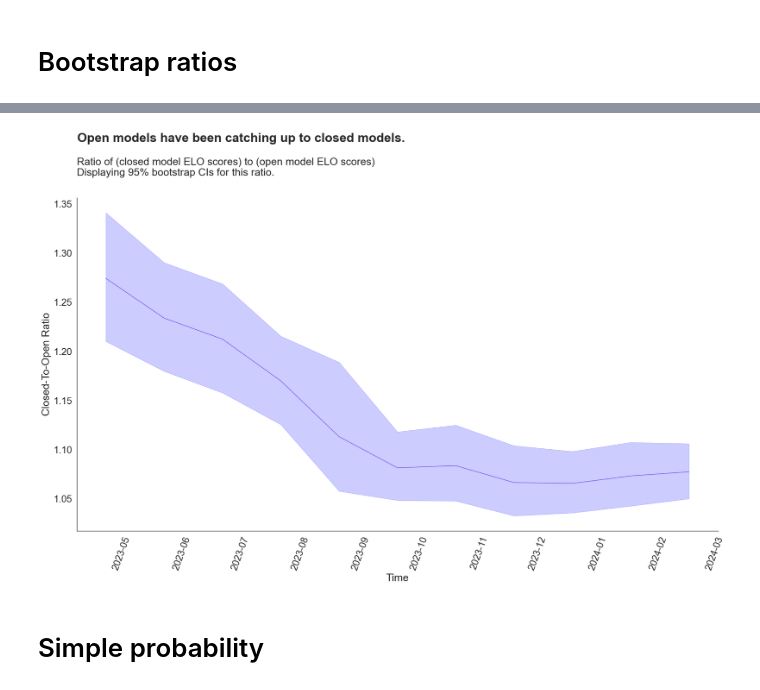
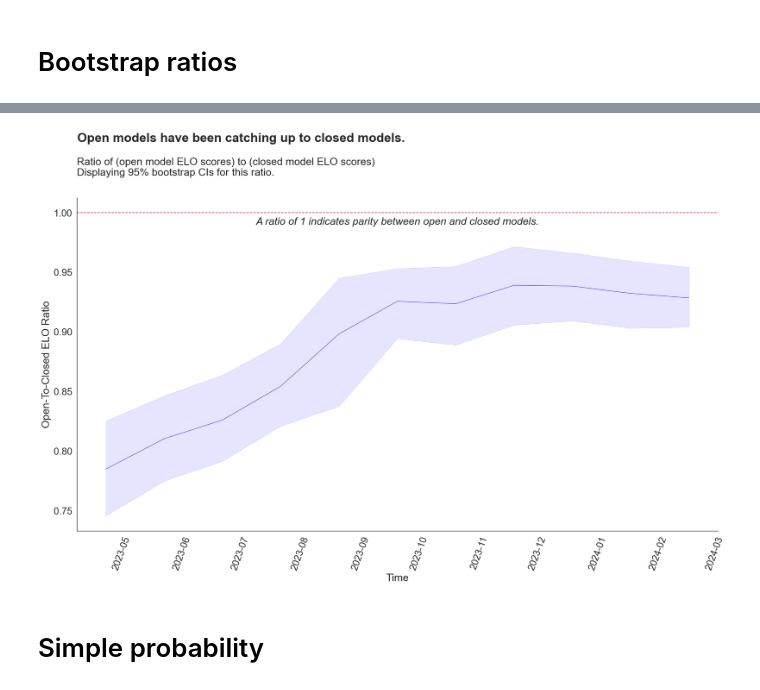
Before and after one commit to josh-ashkinaze/cbot, a Jupyter notebook: bootstrap_analysis.ipynb, the cells around one changed output, grey strips where cells are left out. Saved outputs shown, nothing was run; the diff lists cells and outputs as text; code cells hidden in the pictures.

Commit message:
fancy annotate graph

```diff
--- a/bootstrap_analysis.ipynb
+++ b/bootstrap_analysis.ipynb
@@ -294,7 +294,7 @@ def bootstrap_ratios(closed_group, open_group, n=1000):
         closed_mean = closed_sample.mean()
         open_mean = open_sample.mean()
 
-        mean_ratios.append(closed_mean / open_mean)
+        mean_ratios.append(open_mean / closed_mean)
         closed_scores.append(closed_mean)
         open_scores.append(open_mean)
 
@@ -362,32 +362,45 @@ bootstrap_df
 # %%
 import seaborn as sns
 import matplotlib.pyplot as plt
 
 plt.figure(figsize=(18,12))
 sns.lineplot(data=bootstrap_df, x='segment', y='mean_ratio')
 
 plt.fill_between(
     bootstrap_df['segment'],
     bootstrap_df['mean_ratio_lower'],
     bootstrap_df['mean_ratio_upper'],
     color='blue',
-    alpha=0.2,
+    alpha=0.1,
     label='Bootstrap 95% Confidence Interval'
 )
 
 make_aesthetic(font_scale=2)
 plt.suptitle("Open models have been catching up to closed models.", x=0.298, fontweight='bold')
-plt.title("Ratio of (closed model ELO scores) to (open model ELO scores)\nDisplaying 95% bootstrap CIs for this ratio.")
+plt.title("Ratio of (open model ELO scores) to (closed model ELO scores)\nDisplaying 95% bootstrap CIs for this ratio.")
 
 plt.xlabel("Segment")
-plt.ylabel("Closed-To-Open Ratio")
+plt.ylabel("Open-To-Closed ELO Ratio")
+plt.axhline(y=1, color='#D41876', linestyle='dashed')
 # plt.legend(["Ratio", "95% Bootstrap CI"], bbox_to_anchor=(1.05, 1), loc='upper left')
 plt.xlabel("Time")
 plt.xticks(rotation=70)
 
+x_pos = bootstrap_df['segment'].iloc[len(bootstrap_df) // 2]
+
+# Add annotation with an arrow
+plt.annotate(
+    text='A ratio of 1 indicates parity between open and closed models.',
+    xy=(x_pos, 1),  # Pointing to the line at y=1
+    xytext=(x_pos, 0.99),  # Adjust text position as needed
+    fontstyle='italic',  # Make text italic
+    arrowprops=dict(facecolor='black', arrowstyle='->', connectionstyle='angle,angleA=0,angleB=60'),
+    horizontalalignment='center'
+)
+
 plt.show()
 # %% [output]
-[figure, old version]
+[figure, new version]
 # %% [markdown]
 # Simple probability
 # %%
```
Also changed, not shown: parts of 1 cell of this notebook.
